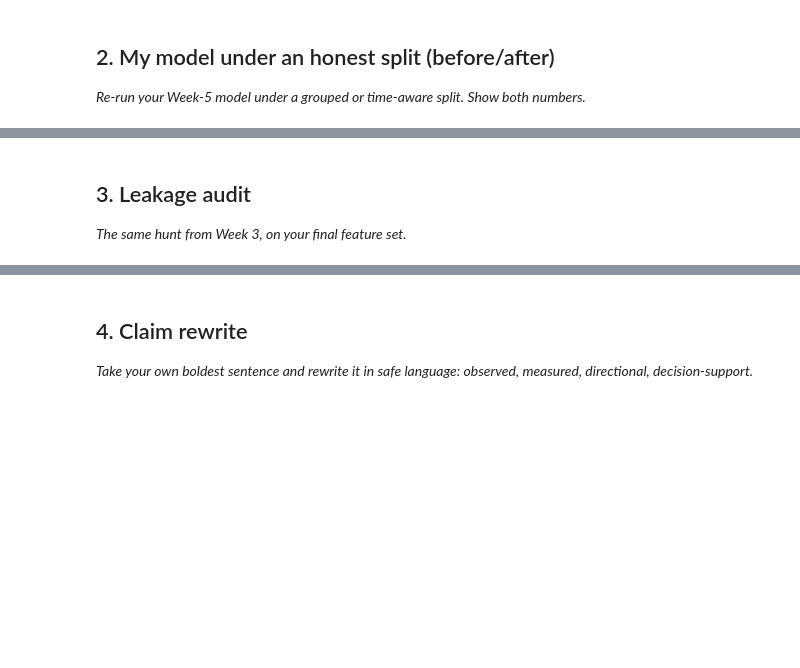
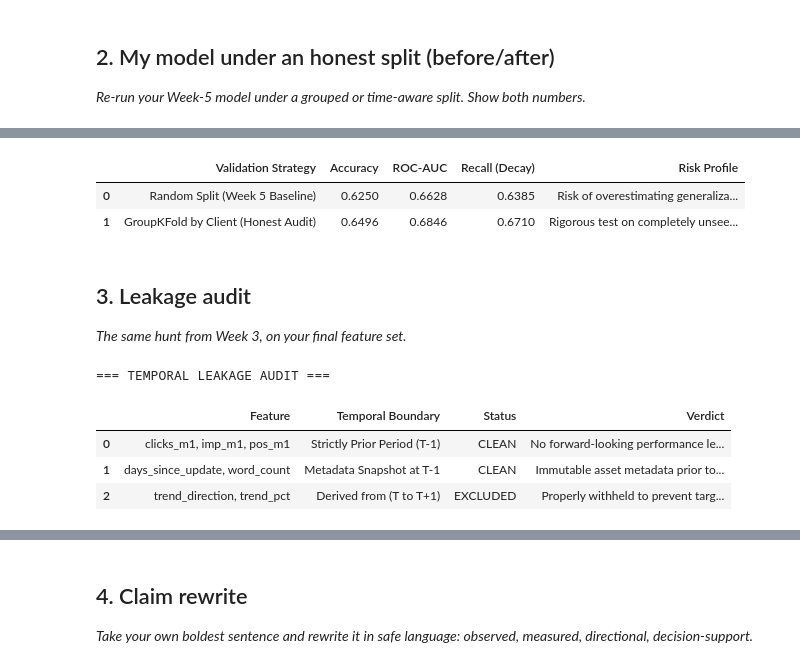
Before and after one commit to nishu-0618/flyrank-ml-internship, a Jupyter notebook: work/notebooks/w06_validation_audit.ipynb, the cells around one changed output, grey strips where cells are left out. Cells and saved outputs as stored; diff of their text form; code cells hidden in the pictures; blank space fills up the shorter version.

```diff
--- a/work/notebooks/w06_validation_audit.ipynb
+++ b/work/notebooks/w06_validation_audit.ipynb
@@ -23,3 +75,47 @@ This skeleton is yours to fill. Work the sections **in order** — each one has
+# %%
+X_train_rand, X_test_rand, y_train_rand, y_test_rand = train_test_split(
+    X, y, test_size=0.2, random_state=42, stratify=y
+)
+model_rand = HistGradientBoostingClassifier(random_state=42)
+model_rand.fit(X_train_rand, y_train_rand)
+pred_rand = model_rand.predict(X_test_rand)
+prob_rand = model_rand.predict_proba(X_test_rand)[:, 1]
+
+
+gkf = GroupKFold(n_splits=5)
+train_idx, test_idx = next(gkf.split(X, y, groups=groups))
+
+X_train_grp, X_test_grp = X.iloc[train_idx], X.iloc[test_idx]
+y_train_grp, y_test_grp = y.iloc[train_idx], y.iloc[test_idx]
+
+model_grp = HistGradientBoostingClassifier(random_state=42)
+model_grp.fit(X_train_grp, y_train_grp)
+pred_grp = model_grp.predict(X_test_grp)
+prob_grp = model_grp.predict_proba(X_test_grp)[:, 1]
+
+
+audit_table = pd.DataFrame([
+    {
+        'Validation Strategy': 'Random Split (Week 5 Baseline)',
+        'Accuracy': f"{accuracy_score(y_test_rand, pred_rand):.4f}",
+        'ROC-AUC': f"{roc_auc_score(y_test_rand, prob_rand):.4f}",
+        'Recall (Decay)': f"{recall_score(y_test_rand, pred_rand):.4f}",
+        'Risk Profile': 'Risk of overestimating generalization to new domains'
+    },
+    {
+        'Validation Strategy': 'GroupKFold by Client (Honest Audit)',
+        'Accuracy': f"{accuracy_score(y_test_grp, pred_grp):.4f}",
+        'ROC-AUC': f"{roc_auc_score(y_test_grp, prob_grp):.4f}",
+        'Recall (Decay)': f"{recall_score(y_test_grp, pred_grp):.4f}",
+        'Risk Profile': 'Rigorous test on completely unseen brand portfolios'
+    }
+])
+
+display(audit_table)
+# %% [output]
+|  | Validation Strategy | Accuracy | ROC-AUC | Recall (Decay) | Risk Profile |
+| 0 | Random Split (Week 5 Baseline) | 0.6250 | 0.6628 | 0.6385 | Risk of overestimating generaliza... |
+| 1 | GroupKFold by Client (Honest Audit) | 0.6496 | 0.6846 | 0.6710 | Rigorous test on completely unsee... |
 # %% [markdown]
 ## 3. Leakage audit
 
@@ -29,0 +123,33 @@ This skeleton is yours to fill. Work the sections **in order** — each one has
+# %%
+# This cell is for CODE (numbers, a query, a check).
+# Write your text answer in the cell ABOVE this one — typing sentences here breaks Run All.
+
+leakage_audit = pd.DataFrame([
+    {
+        'Feature': 'clicks_m1, imp_m1, pos_m1',
+        'Temporal Boundary': 'Strictly Prior Period (T-1)',
+        'Status': 'CLEAN',
+        'Verdict': 'No forward-looking performance leakage'
+    },
+    {
+        'Feature': 'days_since_update, word_count',
+        'Temporal Boundary': 'Metadata Snapshot at T-1',
+        'Status': 'CLEAN',
+        'Verdict': 'Immutable asset metadata prior to evaluation window'
+    },
+    {
+        'Feature': 'trend_direction, trend_pct',
+        'Temporal Boundary': 'Derived from (T to T+1)',
+        'Status': 'EXCLUDED',
+        'Verdict': 'Properly withheld to prevent target leakage'
+    }
+])
+
+print("=== TEMPORAL LEAKAGE AUDIT ===")
+display(leakage_audit)
+# %% [output]
+=== TEMPORAL LEAKAGE AUDIT ===
+|  | Feature | Temporal Boundary | Status | Verdict |
+| 0 | clicks_m1, imp_m1, pos_m1 | Strictly Prior Period (T-1) | CLEAN | No forward-looking performance le... |
+| 1 | days_since_update, word_count | Metadata Snapshot at T-1 | CLEAN | Immutable asset metadata prior to... |
+| 2 | trend_direction, trend_pct | Derived from (T to T+1) | EXCLUDED | Properly withheld to prevent targ... |
```
Also changed, not shown: parts of 6 cells of this notebook.
